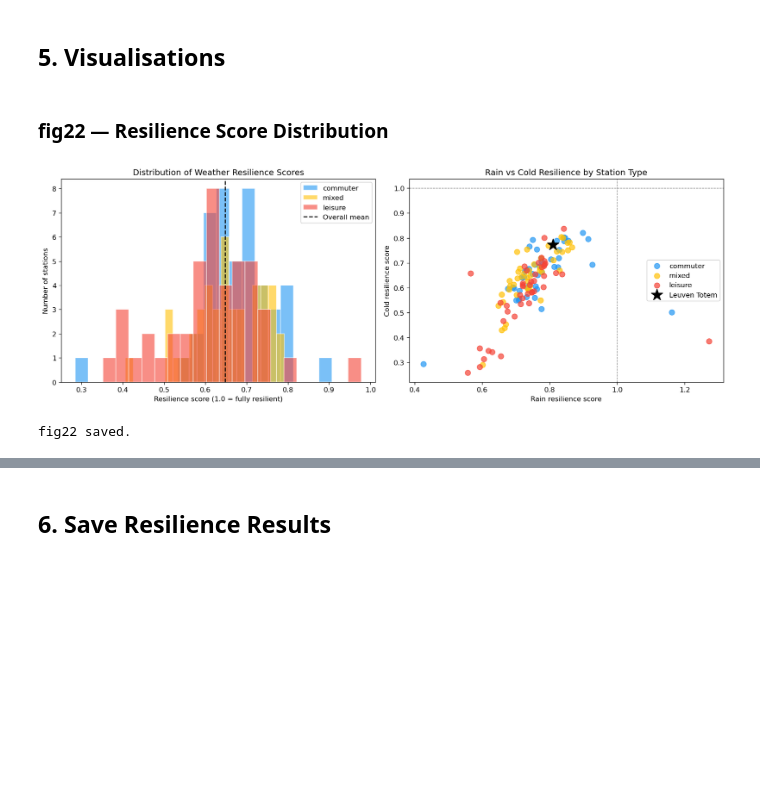
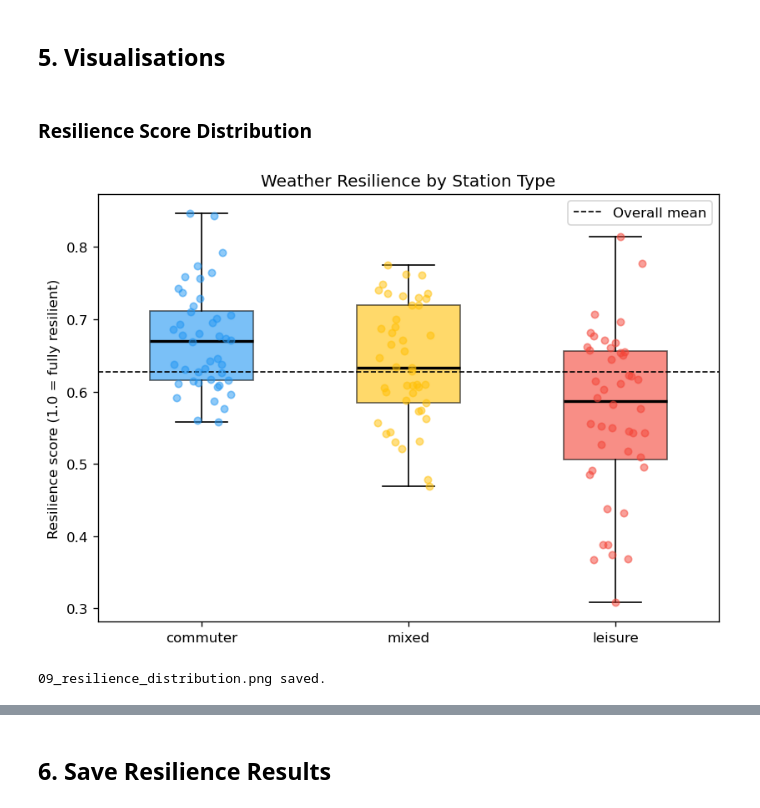
Before and after one commit to Queena34/mda-cycling-weather-group6, a Jupyter notebook: notebooks/09_sensitivity_analysis.ipynb, the cells around one changed output, grey strips where cells are left out. Cells and saved outputs as stored; diff of their text form; code cells hidden in the pictures; blank space fills up the shorter version.

```diff
--- a/notebooks/09_sensitivity_analysis.ipynb
+++ b/notebooks/09_sensitivity_analysis.ipynb
@@ -220,46 +208,39 @@ Top 20 Priority Stations for Infrastructure Investment:
 # %% [markdown]
 ## 5. Visualisations
 # %% [markdown]
-### fig22 — Resilience Score Distribution
+### Resilience Score Distribution
-# %%
-fig, axes = plt.subplots(1, 2, figsize=(14, 5))
-
-# Left: histogram by site type
-ax = axes[0]
-for st, color in COLORS.items():
-    sub = resilience[resilience["site_type"] == st]["resilience_score"]
-    ax.hist(sub, bins=20, alpha=0.6, color=color, label=st, edgecolor="white")
-ax.axvline(resilience["resilience_score"].mean(),
-           color="black", linestyle="--", label="Overall mean")
-ax.set_xlabel("Resilience score (1.0 = fully resilient)")
-ax.set_ylabel("Number of stations")
-ax.set_title("Distribution of Weather Resilience Scores")
-ax.legend()
-
-# Right: rain vs cold resilience scatter
-ax = axes[1]
-for st, color in COLORS.items():
-    sub = resilience[resilience["site_type"] == st]
-    ax.scatter(sub["resilience_rain"], sub["resilience_cold"],
-               color=color, alpha=0.7, label=st, s=60)
-ax.axhline(1.0, color="gray", linestyle="--", linewidth=0.8)
-ax.axvline(1.0, color="gray", linestyle="--", linewidth=0.8)
-ax.set_xlabel("Rain resilience score")
-ax.set_ylabel("Cold resilience score")
-ax.set_title("Rain vs Cold Resilience by Station Type")
-ax.legend()
-
-lt = resilience[resilience["site ID"] == 107]
-axes[1].scatter(lt["resilience_rain"], lt["resilience_cold"],
-                color="black", marker="*", s=300, zorder=5,
-                label="Leuven Totem")
-axes[1].legend()
-
-fig.tight_layout()
-fig.savefig(FIGS / "fig22_resilience_distribution.png", dpi=150)
-plt.show()
-print("fig22 saved.")
-# %% [output]
-[figure, removed]
-fig22 saved.
+# %%
+fig, ax = plt.subplots(figsize=(7, 5))
+
+order       = ["commuter", "mixed", "leisure"]
+data        = [resilience[resilience["site_type"] == st]["resilience_score"].values
+               for st in order]
+colors_list = [COLORS[st] for st in order]
+
+bp = ax.boxplot(data, patch_artist=True, widths=0.5,
+                medianprops=dict(color="black", linewidth=2))
+for patch, color in zip(bp["boxes"], colors_list):
+    patch.set_facecolor(color)
+    patch.set_alpha(0.6)
+
+rng = np.random.default_rng(42)
+for i, (d, color) in enumerate(zip(data, colors_list), start=1):
+    jitter = rng.uniform(-0.15, 0.15, size=len(d))
+    ax.scatter(i + jitter, d, color=color, alpha=0.5, s=25, zorder=3)
+
+ax.axhline(resilience["resilience_score"].mean(),
+           color="black", linestyle="--", linewidth=1, label="Overall mean")
+ax.set_xticks([1, 2, 3])
+ax.set_xticklabels(order)
+ax.set_ylabel("Resilience score (1.0 = fully resilient)")
+ax.set_title("Weather Resilience by Station Type")
+ax.legend()
+
+fig.tight_layout()
+fig.savefig(FIGS / "09_resilience_distribution.png", dpi=150)
+plt.show()
+print("09_resilience_distribution.png saved.")
+# %% [output]
+[figure, added]
+09_resilience_distribution.png saved.
 # %% [markdown]
```
Also changed, not shown: parts of 10 cells of this notebook, 3 other files.
